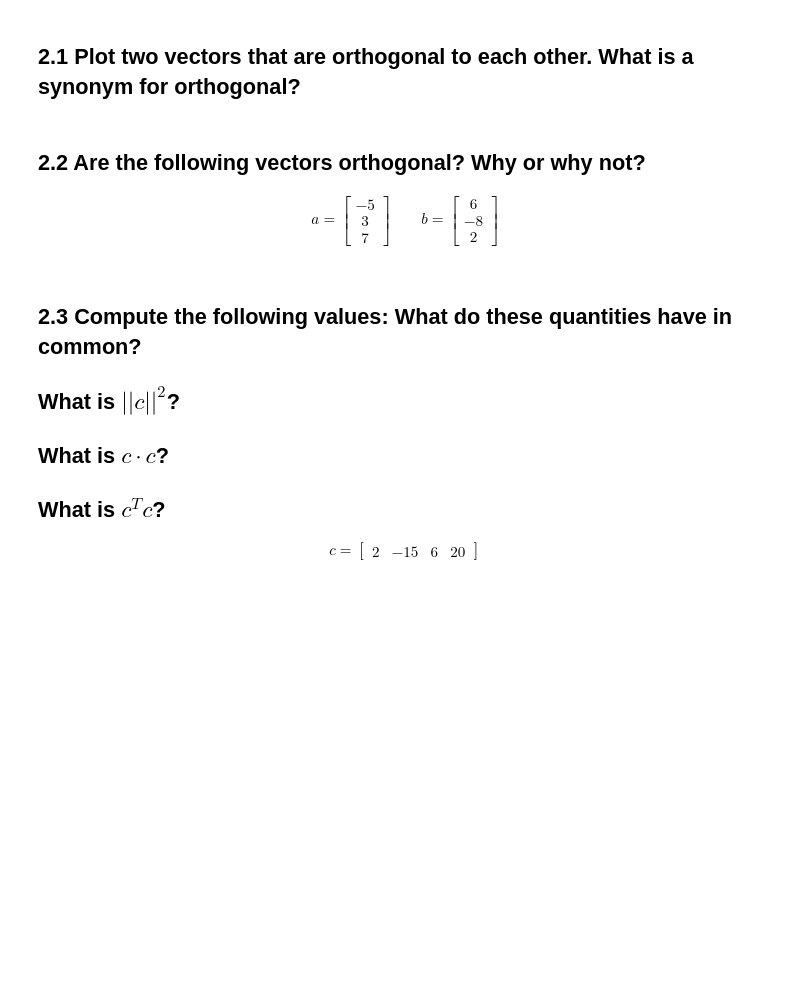
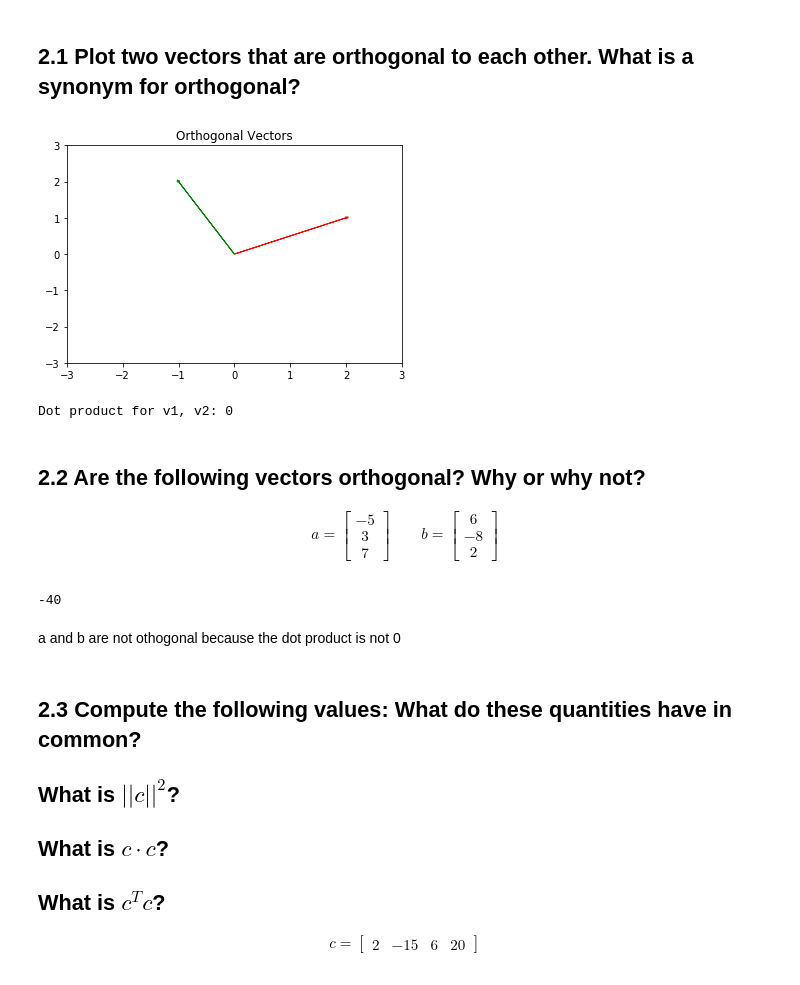
Before and after one commit to adamlutzz/DS-Unit-1-Sprint-4-Linear-Algebra, a Jupyter notebook: module2-intermediate-linear-algebra/Intermediate_Linear_Algebra_Assignment.ipynb, the cells around one changed output. Saved outputs shown, nothing was run; the diff lists cells and outputs as text; code cells hidden in the pictures; blank space fills up the shorter version.

```diff
--- a/module2-intermediate-linear-algebra/Intermediate_Linear_Algebra_Assignment.ipynb
+++ b/module2-intermediate-linear-algebra/Intermediate_Linear_Algebra_Assignment.ipynb
@@ -115,6 +190,24 @@ print(std_sales)
 # Orthogonality
 # %% [markdown]
 ## 2.1 Plot two vectors that are orthogonal to each other. What is a synonym for orthogonal?
+# %%
+v1 = [2,1]
+v2 = [-1, 2]
+
+# Plot the Scaled Vectors
+plt.arrow(0,0, v1[0], v1[1],head_width=.05, head_length=0.05, color ='red')
+plt.arrow(0,0, v2[0], v2[1],head_width=.05, head_length=0.05, color ='green')
+plt.xlim(-3,3)
+plt.ylim(-3,3)
+plt.title("Orthogonal Vectors")
+plt.show()
+
+# These are Orthogonal Vectors or Perpendicular Vectors
+
+print('Dot product for v1, v2:', v1[0]*v2[0] + v1[1]*v2[1])
+# %% [output]
+[figure, added]
+Dot product for v1, v2: 0
 # %% [markdown]
 ## 2.2 Are the following vectors orthogonal? Why or why not?
 
@@ -123,6 +216,15 @@ a = \begin{bmatrix} -5 \\ 3 \\ 7 \end{bmatrix}
 \qquad
 b = \begin{bmatrix} 6 \\ -8 \\ 2 \end{bmatrix}
 \end{align}
+# %%
+a = np.array([-5, 3, 7])
+b = np.array([6, -8, 2])
+
+np.dot(a,b)
+# %% [output]
+-40
+# %% [markdown]
+a and b are not othogonal because the dot product is not 0
 # %% [markdown]
 ## 2.3 Compute the following values: What do these quantities have in common?
 
```
Also changed, not shown: parts of 37 cells of this notebook.
